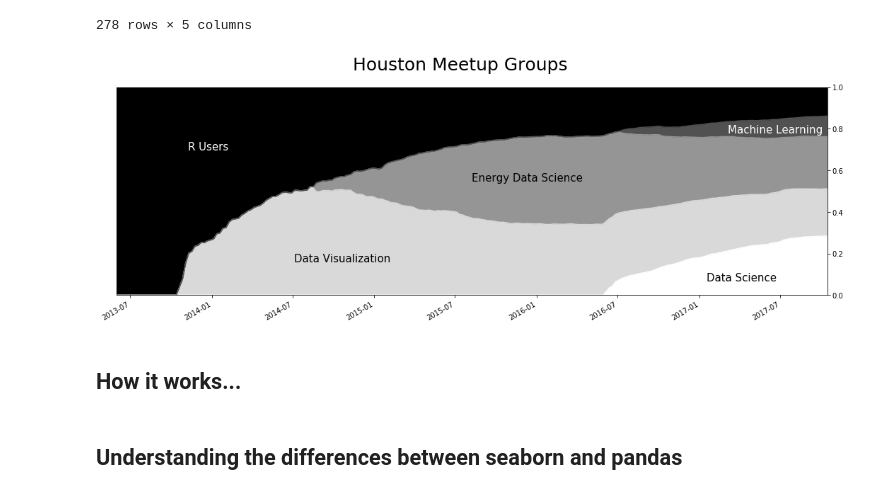
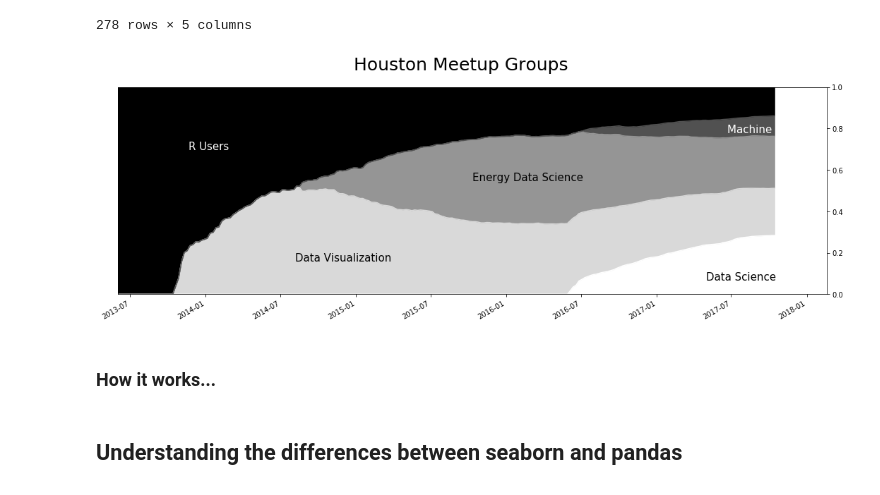
Before and after one commit to PacktPublishing/Pandas-Cookbook-Second-Edition, a Jupyter notebook: 13-code.ipynb, the cells around one changed output. Drawn from its saved outputs; the diff is of its cells as text; code cells hidden in the pictures.

```diff
--- a/13-code.ipynb
+++ b/13-code.ipynb
@@ -876,35 +876,35 @@ Length: 763, dtype: int64
 # %%
 fig, ax = plt.subplots(figsize=(18,6))
 (meetup
     .groupby([pd.Grouper(freq='W'), 'group'])
     .size()
     .unstack('group', fill_value=0)
     .cumsum()
     .pipe(lambda df_: df_.div(
           df_.sum(axis='columns'), axis='index'))
-    .plot(kind='area', ax=ax,
+    .plot.area(ax=ax,
           cmap='Greys', xlim=('2013-6', None),
           ylim=(0, 1), legend=False)
 )
 ax.figure.suptitle('Houston Meetup Groups', size=25)
 ax.set_xlabel('')
 ax.yaxis.tick_right()
 kwargs = {'xycoords':'axes fraction', 'size':15}
 ax.annotate(xy=(.1, .7), s='R Users',
     color='w', **kwargs)
 ax.annotate(xy=(.25, .16), s='Data Visualization',
     color='k', **kwargs)
 ax.annotate(xy=(.5, .55), s='Energy Data Science',
     color='k', **kwargs)
 ax.annotate(xy=(.83, .07), s='Data Science',
     color='k', **kwargs)
 ax.annotate(xy=(.86, .78), s='Machine Learning',
     color='w', **kwargs)
-fig.savefig('/tmp/c13-stacked1.png')
+fig.savefig('c13-stacked1.png')
 # %% [output]
-[figure, old version]
+[figure, new version]
 # %% [markdown]
-## How it works...
+### How it works...
 # %% [markdown]
 ## Understanding the differences between seaborn and pandas
 # %% [markdown]
```
Also changed, not shown: parts of 57 cells of this notebook, 1 other file.
